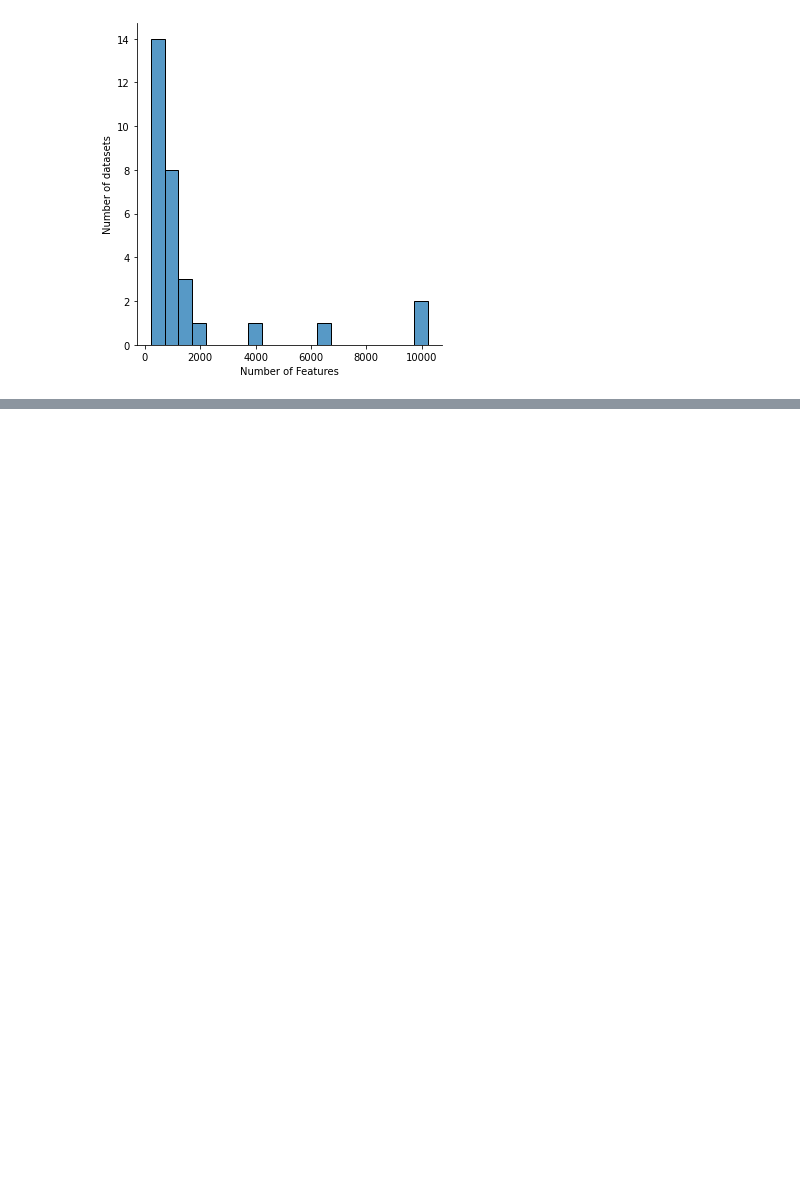
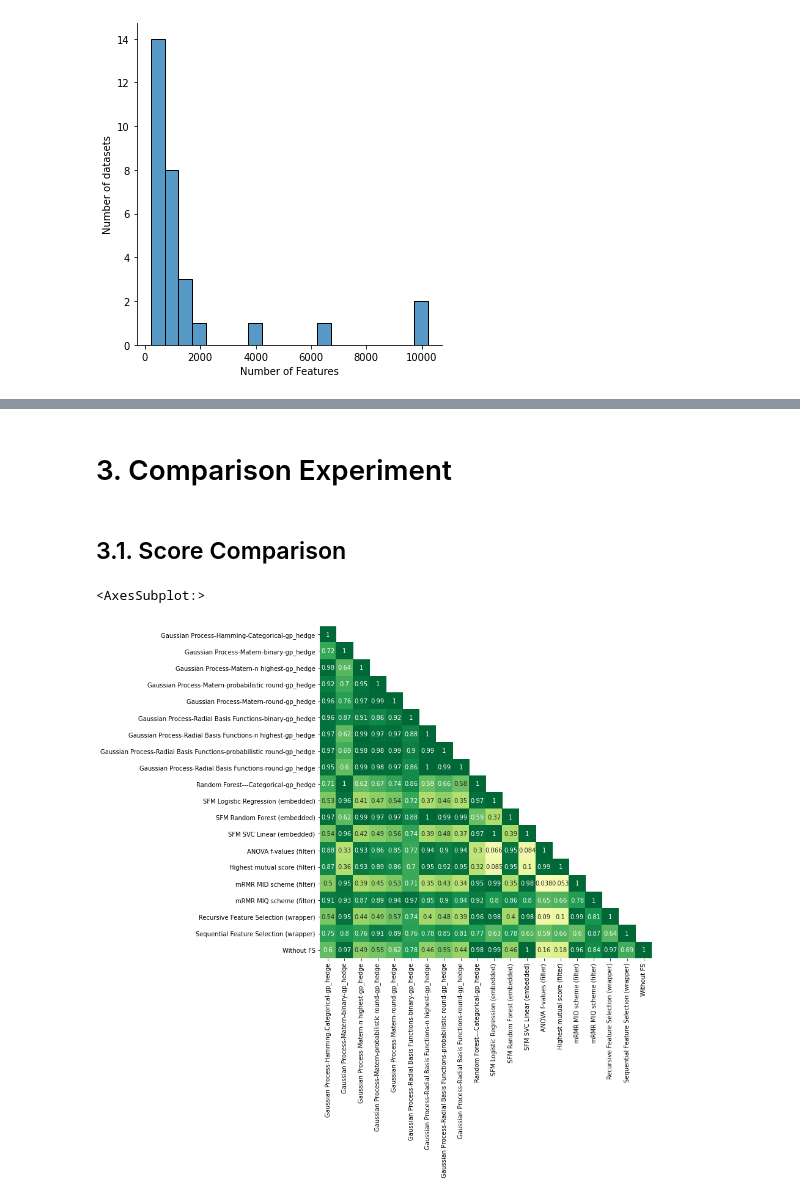
Before and after one commit to patrickehrler/meta-modelling-feature-selection, a Jupyter notebook: jupyter-notebook/evaluation.ipynb, the cells around one changed output, grey strips where cells are left out. Drawn from its saved outputs; the diff is of its cells as text; code cells hidden in the pictures; blank space fills up the shorter version.

```diff
--- a/jupyter-notebook/evaluation.ipynb
+++ b/jupyter-notebook/evaluation.ipynb
@@ -31,0 +72,2 @@ The PostScript backend does not support transparency; partially transparent arti
+# %% [markdown]
+# 3. Comparison Experiment
@@ -31,0 +93,14 @@ The PostScript backend does not support transparency; partially transparent arti
+# %%
+# Concatinate all bayesian, comparison and withoutfs into one dataframe
+all_bayopt_data = pd.DataFrame()
+all_comparison_data = pd.DataFrame()
+all_withoutfs_data = pd.DataFrame()
+for dataset_id, estimator, metric in dataset_set:
+    path_suffix = dataset_id + "_" + estimator + "_" + metric + ".csv"
+
+    # concat into dataframe
+    all_bayopt_data = pd.concat([all_bayopt_data,pd.read_csv(comparison_experiment_path + "bayopt_" + path_suffix, skiprows=[1])])
+    all_comparison_data = pd.concat([all_comparison_data,pd.read_csv(comparison_experiment_path + "comparison_" + path_suffix, skiprows=[1])])
+    all_withoutfs_data = pd.concat([all_withoutfs_data,pd.read_csv(comparison_experiment_path + "withoutfs_" + path_suffix)])
+# %% [markdown]
+## 3.1. Score Comparison
@@ -31,0 +132,28 @@ The PostScript backend does not support transparency; partially transparent arti
+# %%
+def create_correlation_matrix(bayopt_data, comparison_data, withoutfs_data):
+    grouped_bayopt_df = bayopt_data.groupby(["Approach", "Learning Method", "Kernel", "Discretization Method", "Acquisition Function", "n_features"])
+    grouped_comparison_df = comparison_data.groupby(["Approach", "Algorithm", "n_features"])
+
+    data_dict = dict()
+
+    for name, group in grouped_bayopt_df:
+        label = name[1] + "-" + name[2] + "-" + name[3] + "-" + name[4]
+        scores = group["Testing Score"].values
+        data_dict[label] = scores
+    for name, group in grouped_comparison_df:
+        label = name[1] + " (" + name[0] + ")"
+        scores = group["Testing Score"].values
+        data_dict[label] = scores
+    data_dict["Without FS"] = withoutfs_data["Testing Score"].values
+    df = pd.DataFrame(data_dict)
+    correlation_df = df.corr()
+
+    # display only lower diagonal values
+    mask = np.zeros_like(correlation_df, dtype=np.bool)
+    mask[np.triu_indices_from(mask)] = True
+    mask[np.diag_indices_from(mask)] = False
+
+    fig, score_heatmap = plt.subplots(figsize=(10,10))
+    score_heatmap = sns.heatmap(data=correlation_df, mask=mask, vmin=-1, vmax=1, cmap='RdYlGn', annot=True, square=True, cbar=False)
+
+    return score_heatmap
@@ -31,0 +173,7 @@ The PostScript backend does not support transparency; partially transparent arti
+# %%
+heatmap = create_correlation_matrix(all_bayopt_data, all_comparison_data, all_withoutfs_data)
+figure = heatmap.get_figure()
+figure.savefig(comparison_experiment_output_path + "score_correlation_heatmap.eps", format="eps", bbox_inches = "tight")
+# %% [output]
+<AxesSubplot:>
+[figure, added]
```
Also changed, not shown: parts of 19 cells of this notebook.
